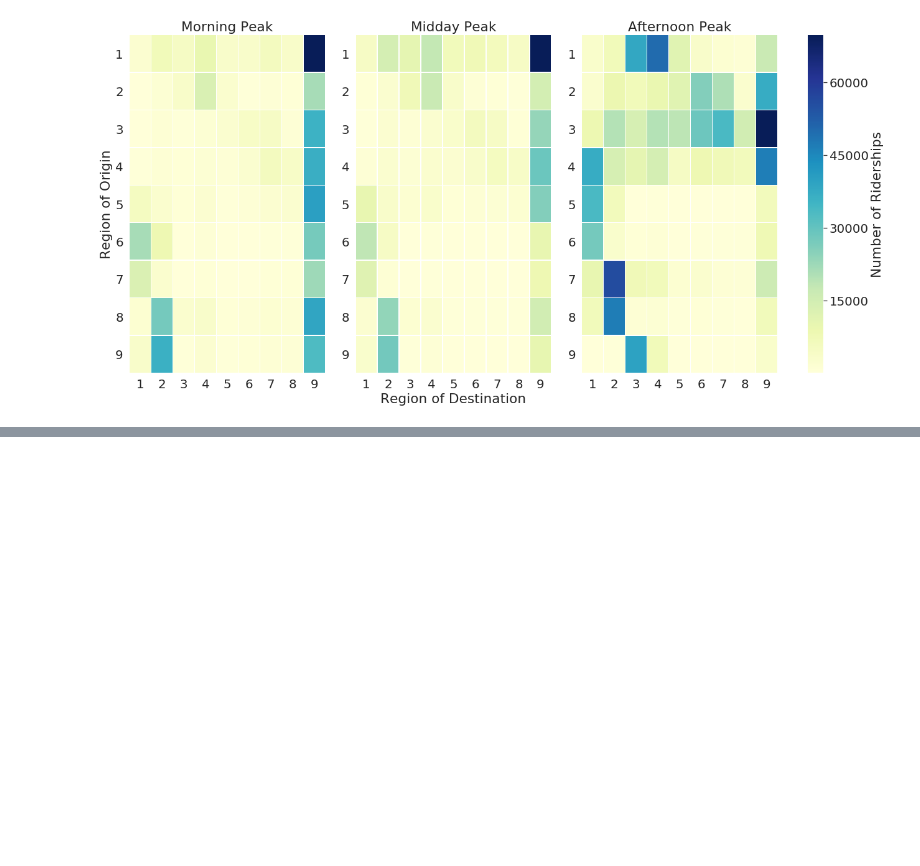
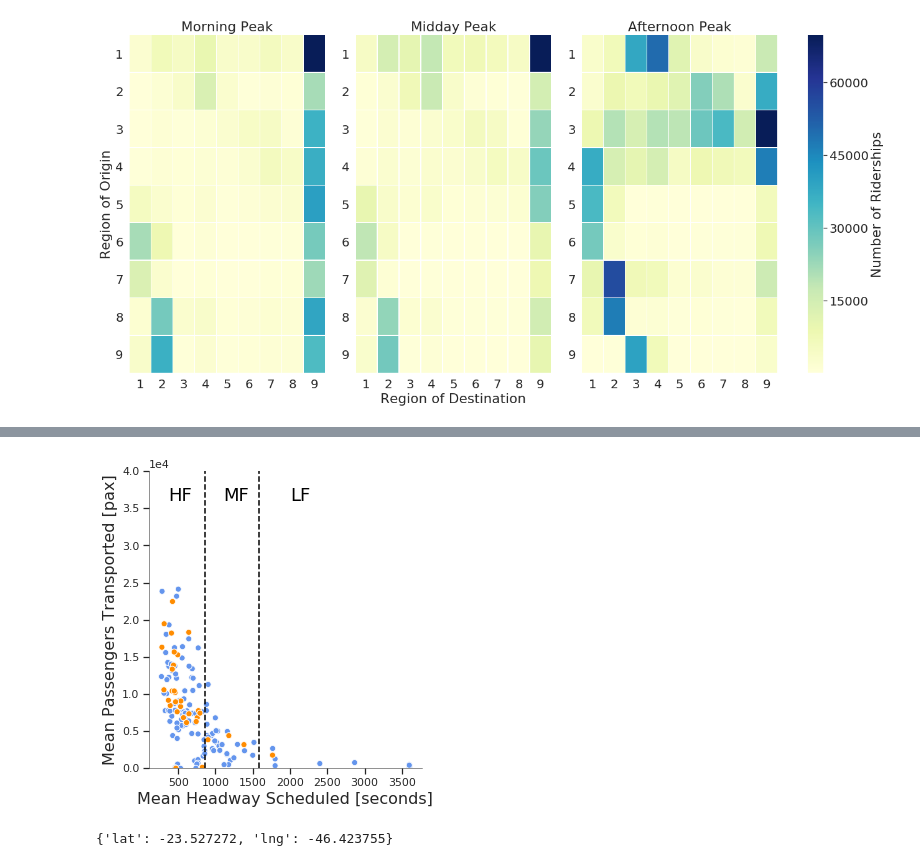
Before and after one commit to diluisi/SPTrans_reliability, a Jupyter notebook: Graficos.ipynb, the cells around one changed output, grey strips where cells are left out. Saved outputs shown, nothing was run; the diff lists cells and outputs as text; code cells hidden in the pictures; blank space fills up the shorter version.

```diff
--- a/Graficos.ipynb
+++ b/Graficos.ipynb
@@ -89,0 +396,16 @@ plt.show()
+# %%
+sns.relplot(data = df7[df7['region']=='East'], x = 'headway', y = 'total_px_transportado',kind='scatter', hue='sampling',legend=False,palette=['cornflowerblue','darkorange'])
+plt.ticklabel_format(style='sci', axis='y', scilimits=(0,0))
+plt.axvline(855, c='black',ls='--')
+plt.axvline(1578, c='black',ls='--')
+plt.ylim([0,40000])
+plt.ylabel('Mean Passengers Transported [pax]',fontsize=16)
+plt.xlabel('Mean Headway Scheduled [seconds]',fontsize=16)
+#plt.title('Region East',fontsize=16)
+plt.text(370, 36000, 'HF', color="black", fontsize=18,)
+plt.text(1100, 36000, 'MF', color="black", fontsize=18,)
+plt.text(2000, 36000, 'LF', color="black", fontsize=18,)
+plt.savefig('/home/diluisi/Downloads/passengers_east.pdf')
+plt.show()
+# %% [output]
+[figure, added]
@@ -89,0 +439,5 @@ plt.show()
+# %%
+dict_elevation[0]['location']['lat']
+dict_elevation[0]['location']['lng']
+# %% [output]
+{'lat': -23.527272, 'lng': -46.423755}
```
Also changed, not shown: parts of 14 cells of this notebook, 12 other files.
